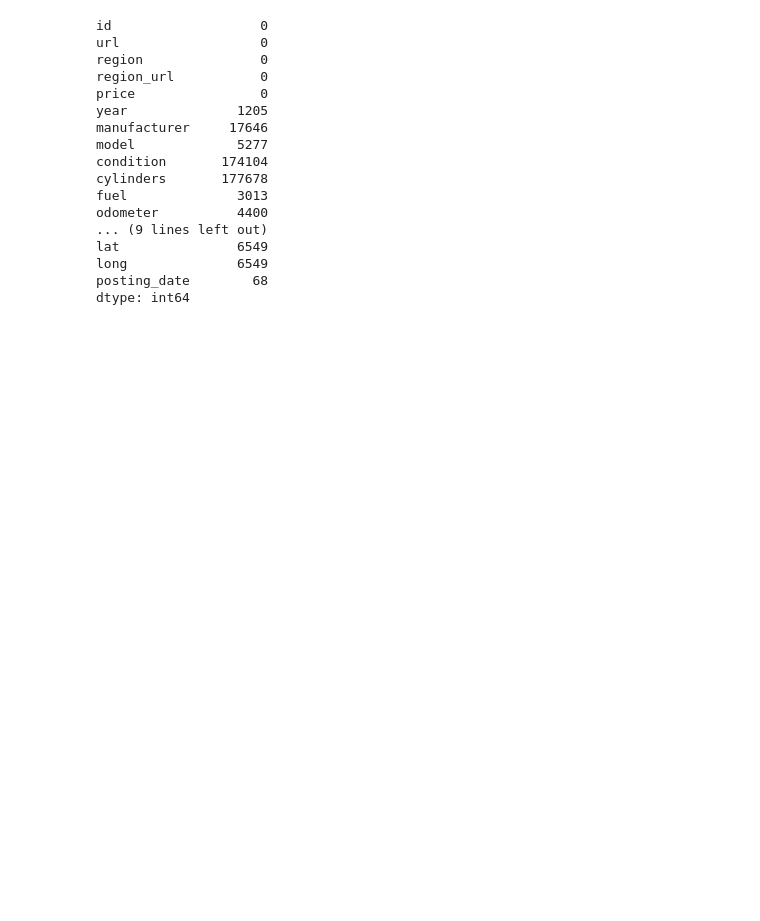
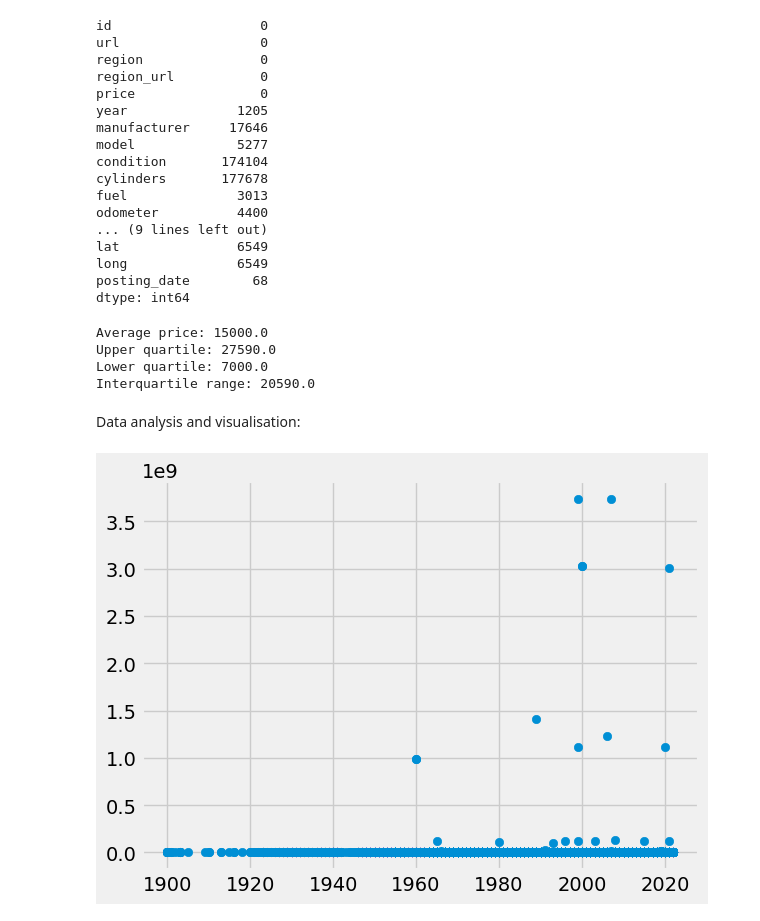
Before and after one commit to LewisRRamsey/Data-science-and-analytics-side-projects, a Jupyter notebook: Data analysis side project on used cars/Jupyter notebook file for project.ipynb, the cells around one changed output. Drawn from its saved outputs; the diff is of its cells as text; code cells hidden in the pictures; blank space fills up the shorter version.

Commit message:
Continuing data cleaning and beginning data visualisation.

```diff
--- a/Data analysis side project on used cars/Jupyter notebook file for project.ipynb
+++ b/Data analysis side project on used cars/Jupyter notebook file for project.ipynb
@@ -152,3 +153,39 @@ lat               6549
 long              6549
 posting_date        68
 dtype: int64
+# %%
+# finding price outliers
+
+import numpy as np
+
+# Filtering rows where price = 0
+filtered_cars_df = used_cars_df[used_cars_df['price'] != 0]
+
+car_prices = filtered_cars_df["price"].values
+average_price = np.percentile(car_prices, 50)
+print(f'Average price: {average_price}')
+q3_price = np.percentile(car_prices, 75)
+print(f'Upper quartile: {q3_price}')
+q1_price = np.percentile(car_prices, 25)
+print(f'Lower quartile: {q1_price}')
+iqr = q3_price - q1_price
+print(f'Interquartile range: {iqr}')
+# %% [output]
+Average price: 15000.0
+Upper quartile: 27590.0
+Lower quartile: 7000.0
+Interquartile range: 20590.0
+# %% [markdown]
+Data analysis and visualisation:
+# %%
+import matplotlib.pyplot as plt
+import seaborn as sns
+import matplotlib.style as style
+style.use('fivethirtyeight')
+# %%
+# Comparing year to price
+
+plt.scatter(used_cars_df["year"].values, used_cars_df["price"].values)
+plt.show()
+# %% [output]
+[figure, added]
```
Also changed, not shown: parts of 2 cells of this notebook.
